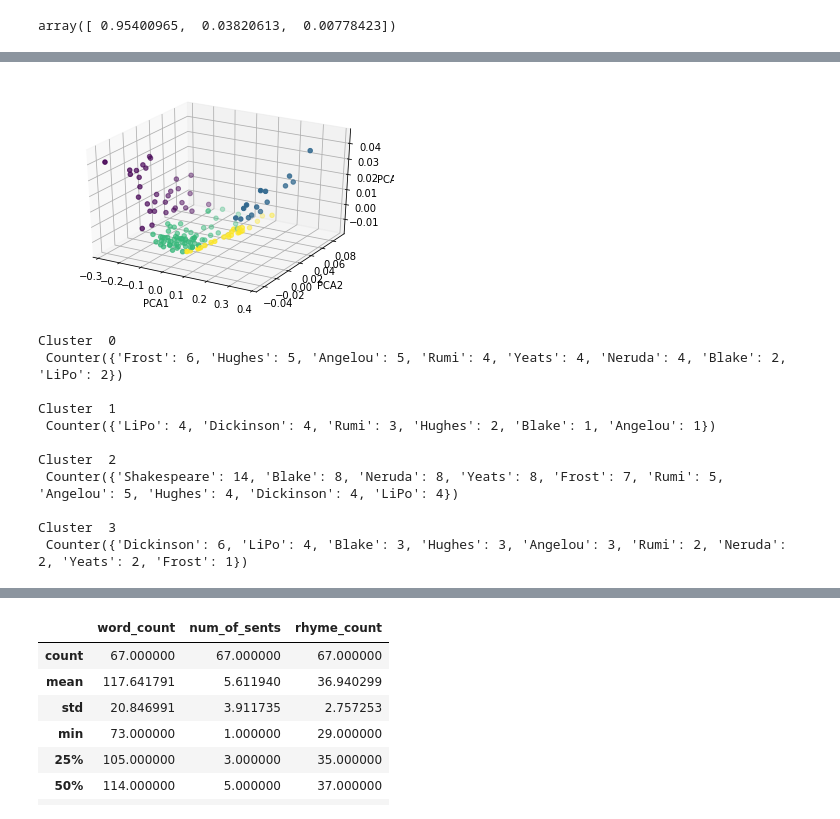
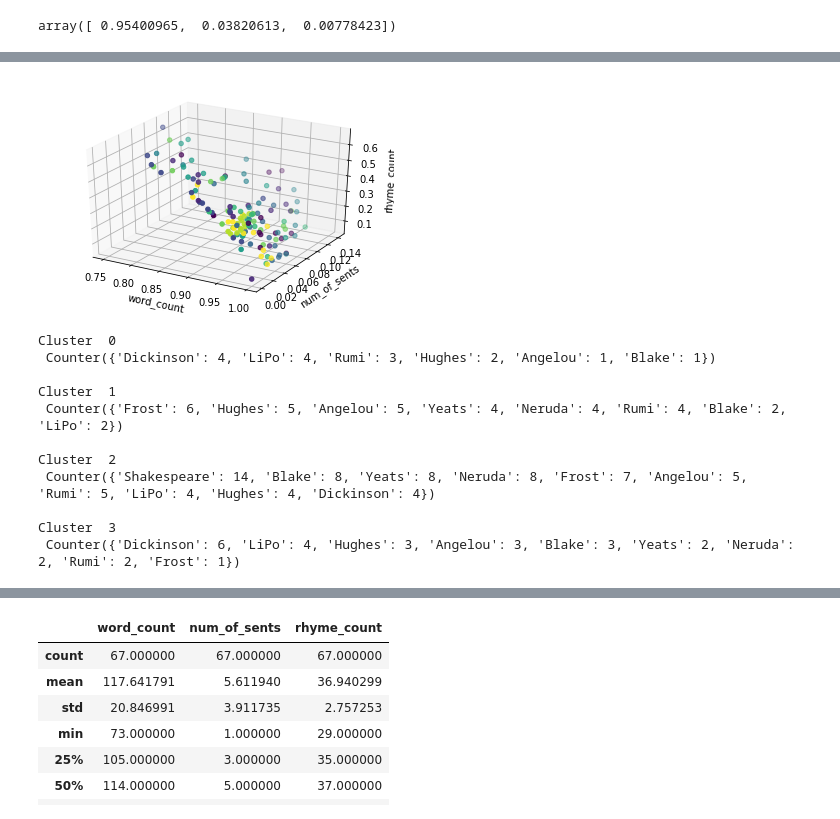
Before and after one commit to VincentG123/Poems, a Jupyter notebook: NLP_Capstone_Draft.ipynb, the cells around one changed output, grey strips where cells are left out. Cells and saved outputs as stored; diff of their text form; code cells hidden in the pictures.

```diff
--- a/NLP_Capstone_Draft.ipynb
+++ b/NLP_Capstone_Draft.ipynb
@@ -299,26 +261,27 @@ plt.show()
 # %%
 X = poems_df.loc[:,['word_count', 'num_of_sents','rhyme_count']]
 
 X_norm = normalize(X)
 
-pca = PCA(n_components = 3)
-# Reduce it to two components.
-X_pca = pca.fit_transform(X_norm)
+y_pred = KMeans(n_clusters=4, random_state=42).fit_predict(X_norm)
 
+# Change the author names into numbers to be used color values for graph
 
+poems_df['author_codes'] = pd.Categorical(poems_df['authors'])
+poems_df['author_codes'] = poems_df.author_codes.cat.codes
 
 fig = plt.figure()
 ax = fig.add_subplot(111, projection='3d')
 
-ax.scatter(X_pca[:, 0], X_pca[:, 1], X_pca[:,2], c=y_pred)
+ax.scatter(X_norm[:, [0]], X_norm[:, [1]], X_norm[:,[2]], c=poems_df.author_codes)
 
-ax.set_xlabel('PCA1')
-ax.set_ylabel('PCA2')
-ax.set_zlabel('PCA3')
+ax.set_xlabel('word_count')
+ax.set_ylabel('num_of_sents')
+ax.set_zlabel('rhyme_count')
 
 plt.show()
 # %% [output]
-[figure, old version]
+[figure, new version]
 # %%
 cluster_df = poems_df.copy()
 cluster_df['cluster'] = y_pred
@@ -328,15 +291,15 @@ for i in range(cluster_df['cluster'].nunique()):
     print('Cluster ', i, '\n', Counter(list(cluster['authors'])),'\n')
 # %% [output]
 Cluster  0
- Counter({'Frost': 6, 'Hughes': 5, 'Angelou': 5, 'Rumi': 4, 'Yeats': 4, 'Neruda': 4, 'Blake': 2, 'LiPo': 2})
+ Counter({'Dickinson': 4, 'LiPo': 4, 'Rumi': 3, 'Hughes': 2, 'Angelou': 1, 'Blake': 1})
 
 Cluster  1
- Counter({'LiPo': 4, 'Dickinson': 4, 'Rumi': 3, 'Hughes': 2, 'Blake': 1, 'Angelou': 1})
+ Counter({'Frost': 6, 'Hughes': 5, 'Angelou': 5, 'Yeats': 4, 'Neruda': 4, 'Rumi': 4, 'Blake': 2, 'LiPo': 2})
 
 Cluster  2
- Counter({'Shakespeare': 14, 'Blake': 8, 'Neruda': 8, 'Yeats': 8, 'Frost': 7, 'Rumi': 5, 'Angelou': 5, 'Hughes': 4, 'Dickinson': 4, 'LiPo': 4})
+ Counter({'Shakespeare': 14, 'Blake': 8, 'Yeats': 8, 'Neruda': 8, 'Frost': 7, 'Angelou': 5, 'Rumi': 5, 'LiPo': 4, 'Hughes': 4, 'Dickinson': 4})
 
 Cluster  3
- Counter({'Dickinson': 6, 'LiPo': 4, 'Blake': 3, 'Hughes': 3, 'Angelou': 3, 'Rumi': 2, 'Neruda': 2, 'Yeats': 2, 'Frost': 1})
+ Counter({'Dickinson': 6, 'LiPo': 4, 'Hughes': 3, 'Angelou': 3, 'Blake': 3, 'Yeats': 2, 'Neruda': 2, 'Rumi': 2, 'Frost': 1})
 # %%
 cluster0 = cluster_df.loc[cluster_df['cluster']== 0, ['no_punct_cap_poems','authors']]
```
Also changed, not shown: parts of 63 cells of this notebook, 2 other files.
